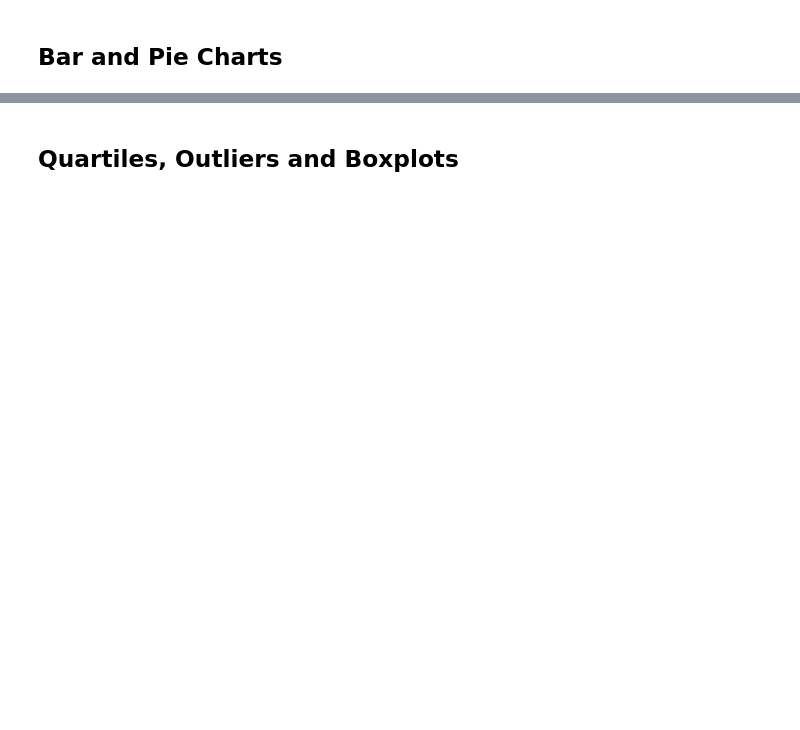
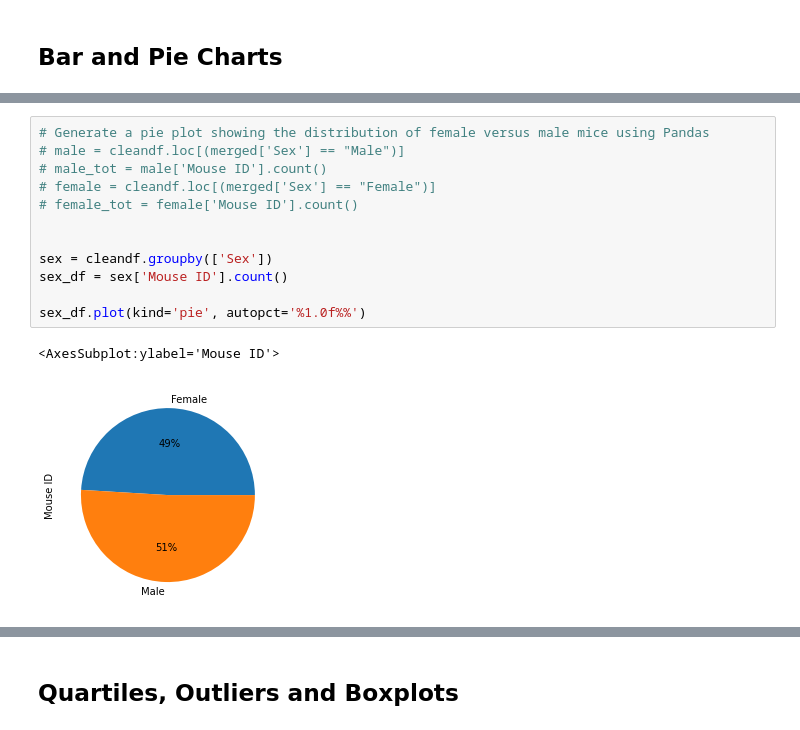
Before and after one commit to reiderwin/cancer-drug-analysis-viz, a Jupyter notebook: pymaceuticals_starter.ipynb, the cells around one changed output, grey strips where cells are left out. Drawn from its saved outputs; the diff is of its cells as text; blank space fills up the shorter version.

```diff
--- a/pymaceuticals_starter.ipynb
+++ b/pymaceuticals_starter.ipynb
@@ -93 +189,16 @@ total_clean
+# %%
+# Generate a pie plot showing the distribution of female versus male mice using Pandas
+# male = cleandf.loc[(merged['Sex'] == "Male")]
+# male_tot = male['Mouse ID'].count()
+# female = cleandf.loc[(merged['Sex'] == "Female")]
+# female_tot = female['Mouse ID'].count()
+
+
+sex = cleandf.groupby(['Sex'])
+sex_df = sex['Mouse ID'].count()
+
+sex_df.plot(kind='pie', autopct='%1.0f%%')
+# %% [output]
+<AxesSubplot:ylabel='Mouse ID'>
+[figure, added]
 # %%
```
Also changed, not shown: parts of 24 cells of this notebook.
